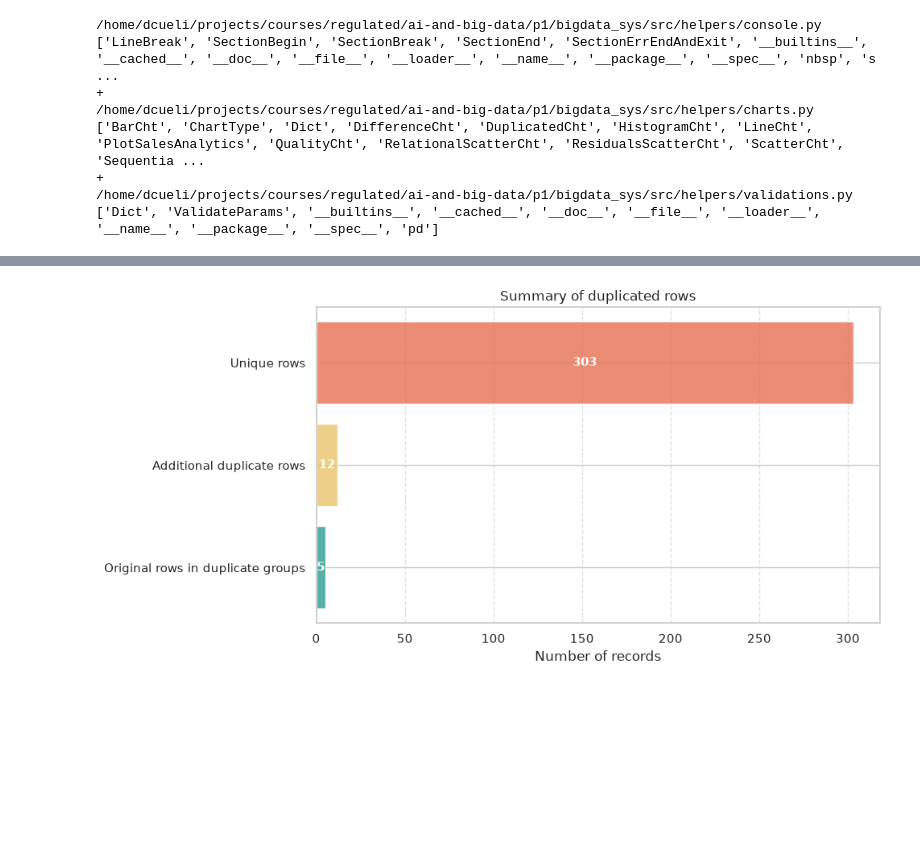
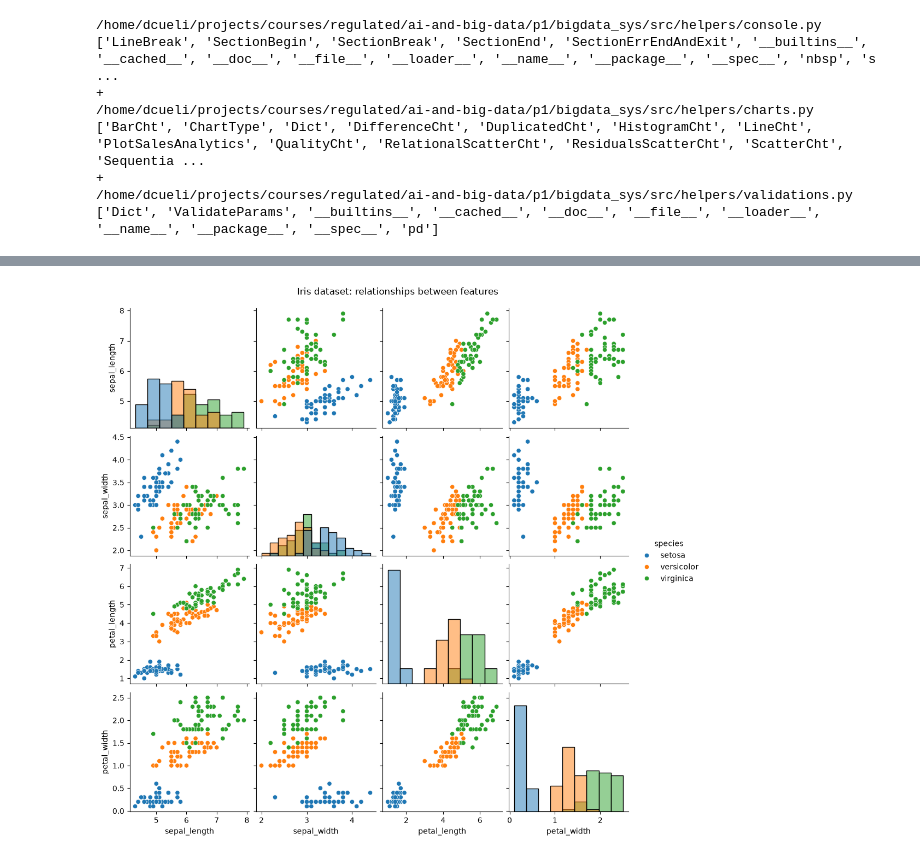
Before and after one commit to dcueli-com/bigdata_sys, a Jupyter notebook: src/activities/RA2/lesson_03/notebooks/3_3_iris_dataset.ipynb, the cells around one changed output, grey strips where cells are left out. Saved outputs shown, nothing was run; the diff lists cells and outputs as text; code cells hidden in the pictures; blank space fills up the shorter version.

```diff
--- a/src/activities/RA2/lesson_03/notebooks/3_3_iris_dataset.ipynb
+++ b/src/activities/RA2/lesson_03/notebooks/3_3_iris_dataset.ipynb
@@ -69,5 +71,12 @@ dataset: str = DATA_DIR / "iris.csv"
 # Pandas dataframe to hold the dataset
 df: pd.DataFrame
 # Algorithm result
-res: Dict[str, any]
+res: dict[str, any]
+# Kind of sepals
+sepalFeatures: dict[str] = [
+  "sepal_length",
+  "sepal_width",
+  "petal_length",
+  "petal_width"
+]
 # %%
@@ -178,77 +169,32 @@ Total rows with at least one null value:
 + =========================================================
 # %%
-# DATA ANALYSIS, 2. CHECK OF DUPLICATED VALUES
-# ============================================
+# DATA ANALYSIS IRIS, 3. PAIRPLOT WITH RELATIONSHIPS BETWEEN FEATURES
+# ===================================================================
 tInit: float = time.time()
 
-# CheckDuplicatedValues
-# ---------------------
-# Count exactly how many rows are duplicated, taking all columns in account
+# PairPlot
+# --------
+# Show the plot with relationships between features
 #
-# @param pd.DataFrame pDf The pandas dataframe to check
-# @return dict
-def CheckDuplicatedValues(pDf: pd.DataFrame) -> pd.DataFrame:
-  cols:list[str] = ['fecha', 'producto', 'cantidad', 'precio_unitario', 'total']
-  totRows: int = len(pDf)
-  duplRowsOnly: pd.DataFrame = pDf[pDf.duplicated(subset=cols)]
-  totDuplRowsOnly: int = len(duplRowsOnly)
-  totAllDuplRows: int = 0
-  totSourceDuplRows: int = 0
+# @param pDf: pd.DataFrame The pandas dataframe
+# @return None
+def PairPlot(pDf: pd.DataFrame) -> list[dict]:
+  sns.pairplot(
+    data=pDf,
+    vars=sepalFeatures,
+    hue="species",
+    diag_kind="hist"
+  ).figure.suptitle("Iris dataset: relationships between features", y=1.02)
 
-  # Show a little snapshot
-  if 0 < totDuplRowsOnly:
-    AllDuplRows: pd.DataFrame = pDf[pDf.duplicated(subset=cols, keep=False)]
-    totAllDuplRows = len(AllDuplRows)
-    print(f"Just duplicated rows: {totDuplRowsOnly}")
+  plt.show()
 
-    totSourceDuplRows = totAllDuplRows - totDuplRowsOnly
-    print(f"Source duplicated rows : {totSourceDuplRows}")
-    csl.SectionBreak(0,0)
-    print(f"Snapshot duplicated rows: {totAllDuplRows}")
-    csl.nbsp()
+  return {'bOk': True}
 
-    print(AllDuplRows.sort_values(by=cols)[cols].head(totAllDuplRows))
-    csl.nbsp()
-  else:
-    print("No duplicated rows found")
-
-  # Build a summarize DataFrame for charting purposes where each row represents a
-  # category of records, and 'count' contains the number of records to plot. This
-  # avoids recalculating duplicates in function that makes a chart and separates
-  # analysis from visualization.
-  return pd.DataFrame([ {
-    'category': 'Unique rows',
-    'total': totRows,
-    'count': totRows - totAllDuplRows
-    }, {
-    'category': 'Original rows in duplicate groups',
-    'total': totRows,
-    'count': totSourceDuplRows
-    }, {
-    'category': 'Additional duplicate rows',
-    'total': totRows,
-    'count': totDuplRowsOnly
-  } ])
-
-csl.SectionBegin("CHECK OF DUPLICATED VALUES", 0)
-print("+ Summary of fully duplicate rows found")
+# Execute script
+csl.SectionBegin("DATA ANALYSIS IRIS, 3. PAIRPLOT WITH RELATIONSHIPS BETWEEN FEATURES", 0)
 csl.SectionBreak(0,0)
 
-resDuplicatedValues:pd.DataFrame = CheckDuplicatedValues(df)
-res = cht.PlotSalesAnalytics([
-    'category',
-    'count'
-  ], {
-    'title': 'Summary of duplicated rows',
-    'figsize': (10, 5),
-    'xlabel': 'Number of records',
-    'color': ['#2A9D8F', '#E9C46A', '#E76F51'],
-    'fontweight': 'bold',
-    'fontsize': 11
-  },
-  'duplicated',
-  resDuplicatedValues
-)
+res = PairPlot(df)
 if not res['bOk']:
   print(f"Error({res['err']['code']}): In {res['err']['whre']}:")
   print(res['err']['mssg'])
@@ -278,2 +210,2 @@ Snapshot duplicated rows: 17
-[figure, old version]
+[figure, new version]
 + ---------------------------------------------------------
```
Also changed, not shown: parts of 9 cells of this notebook, 4 other files.
